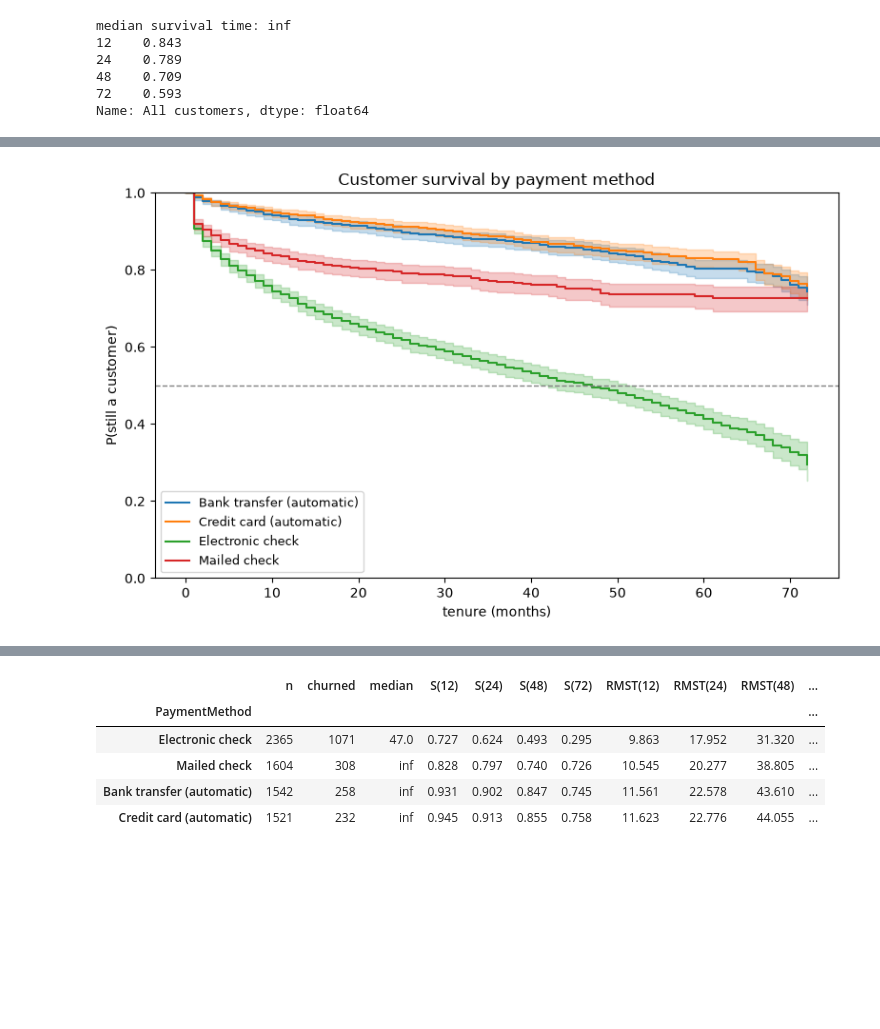
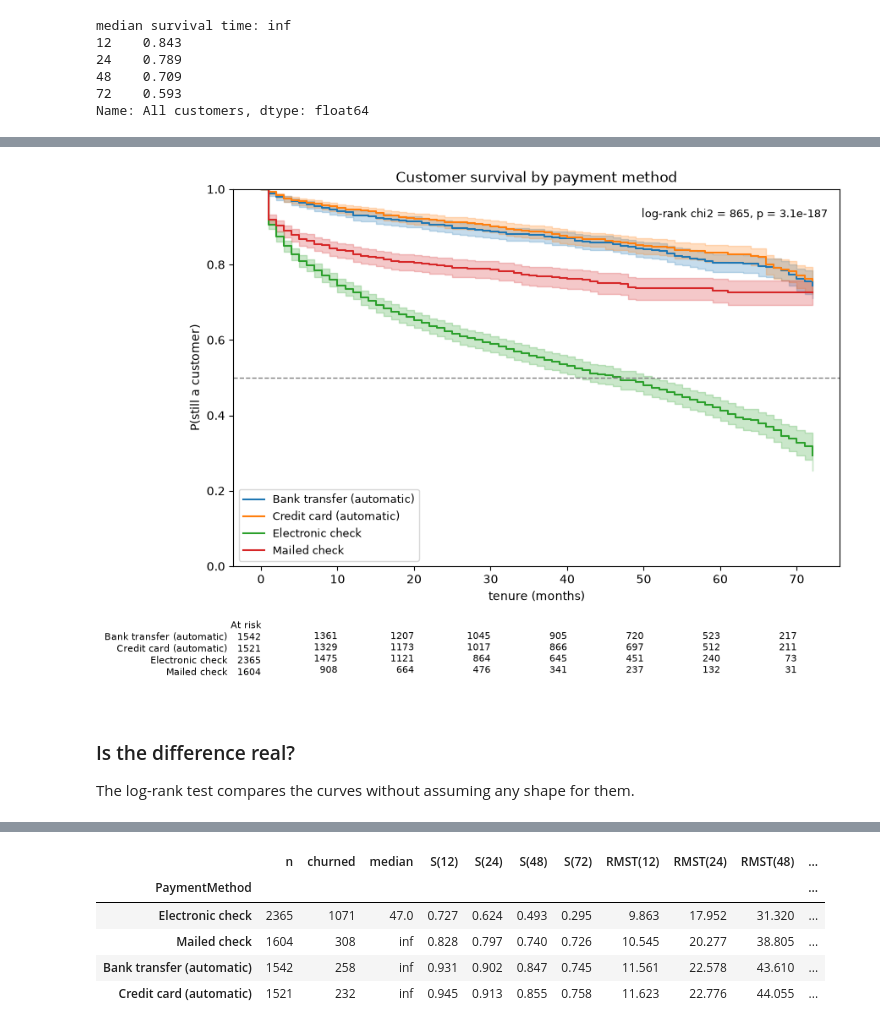
Before and after one commit to Kiatisakk/CPE342-ML, a Jupyter notebook: lab03_rg/Activity_Estimating_Lifetime.ipynb, the cells around one changed output, grey strips where cells are left out. Cells and saved outputs as stored; diff of their text form; code cells hidden in the pictures; blank space fills up the shorter version.

```diff
--- a/lab03_rg/Activity_Estimating_Lifetime.ipynb
+++ b/lab03_rg/Activity_Estimating_Lifetime.ipynb
@@ -129,22 +180,31 @@ Name: All customers, dtype: float64
 # %%
 METHODS = sorted(df["PaymentMethod"].unique())
 fitters = {}
 
-fig, ax = plt.subplots(figsize=(8, 5))
+fig, ax = plt.subplots(figsize=(9, 6.5))
 for method in METHODS:
     group = df[df["PaymentMethod"] == method]
     f = KaplanMeierFitter().fit(group["T"], event_observed=group["E"], label=method)
     fitters[method] = f
     f.plot_survival_function(ax=ax, ci_show=True)
 
+overall = multivariate_logrank_test(df["T"], df["PaymentMethod"], df["E"])
 ax.set(xlabel="tenure (months)", ylabel="P(still a customer)",
        title="Customer survival by payment method", ylim=(0, 1))
 ax.axhline(0.5, color="grey", lw=1, ls="--")
 ax.legend(loc="lower left", fontsize=9)
+ax.text(0.98, 0.95, f"log-rank chi2 = {overall.test_statistic:.0f}, p = {overall.p_value:.1e}",
+        transform=ax.transAxes, ha="right", va="top", fontsize=9)
+
+add_at_risk_counts(*fitters.values(), ax=ax, fontsize=8, rows_to_show=["At risk"])
 
 plt.tight_layout()
 Path("figures").mkdir(exist_ok=True)
 fig.savefig("figures/km_by_payment_method.png", dpi=150, bbox_inches="tight")
 plt.show()
 # %% [output]
-[figure, old version]
+[figure, new version]
+# %% [markdown]
+### Is the difference real?
+
+The log-rank test compares the curves without assuming any shape for them.
```
Also changed, not shown: parts of 32 cells of this notebook, 3 other files.
